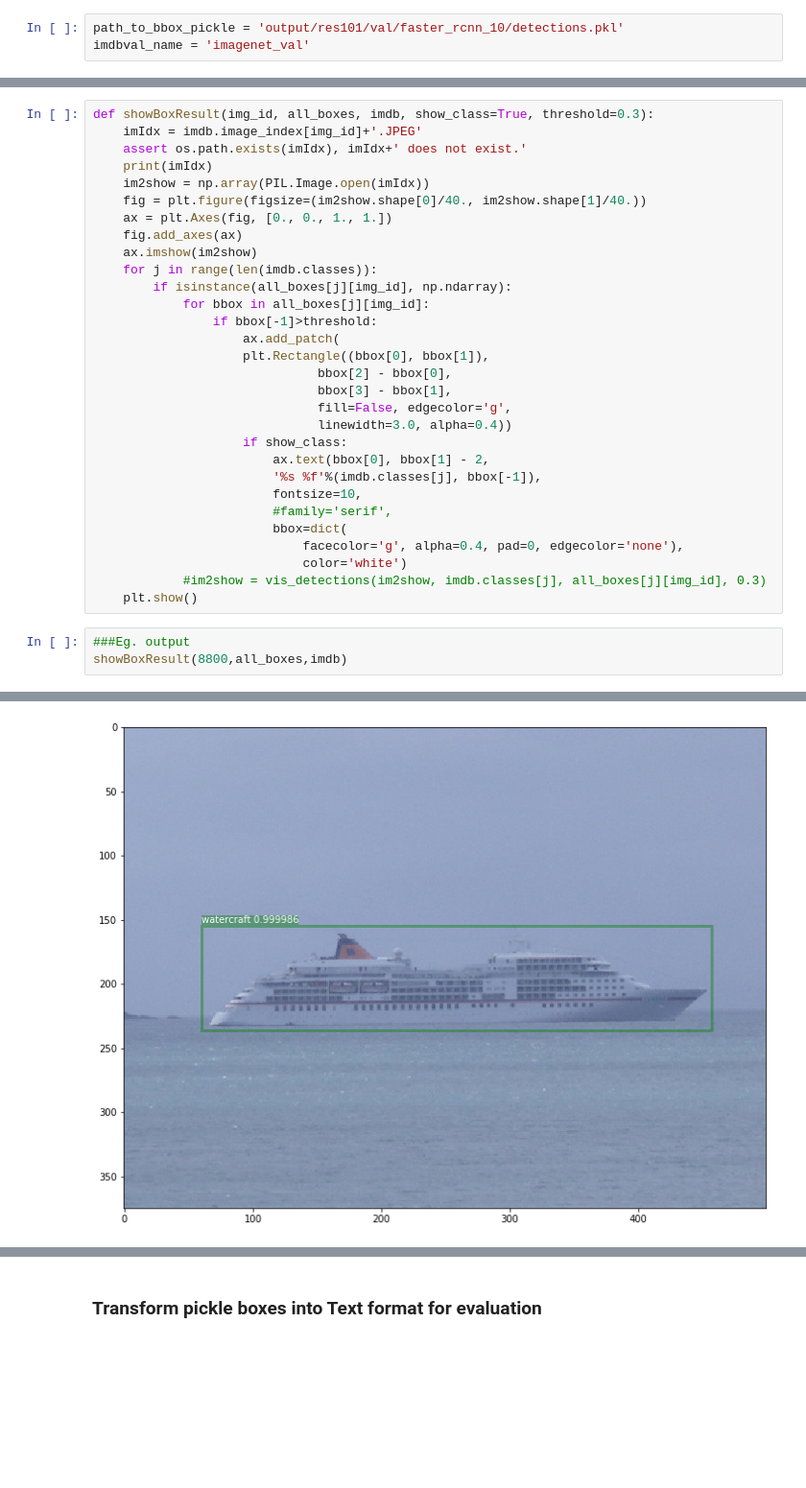
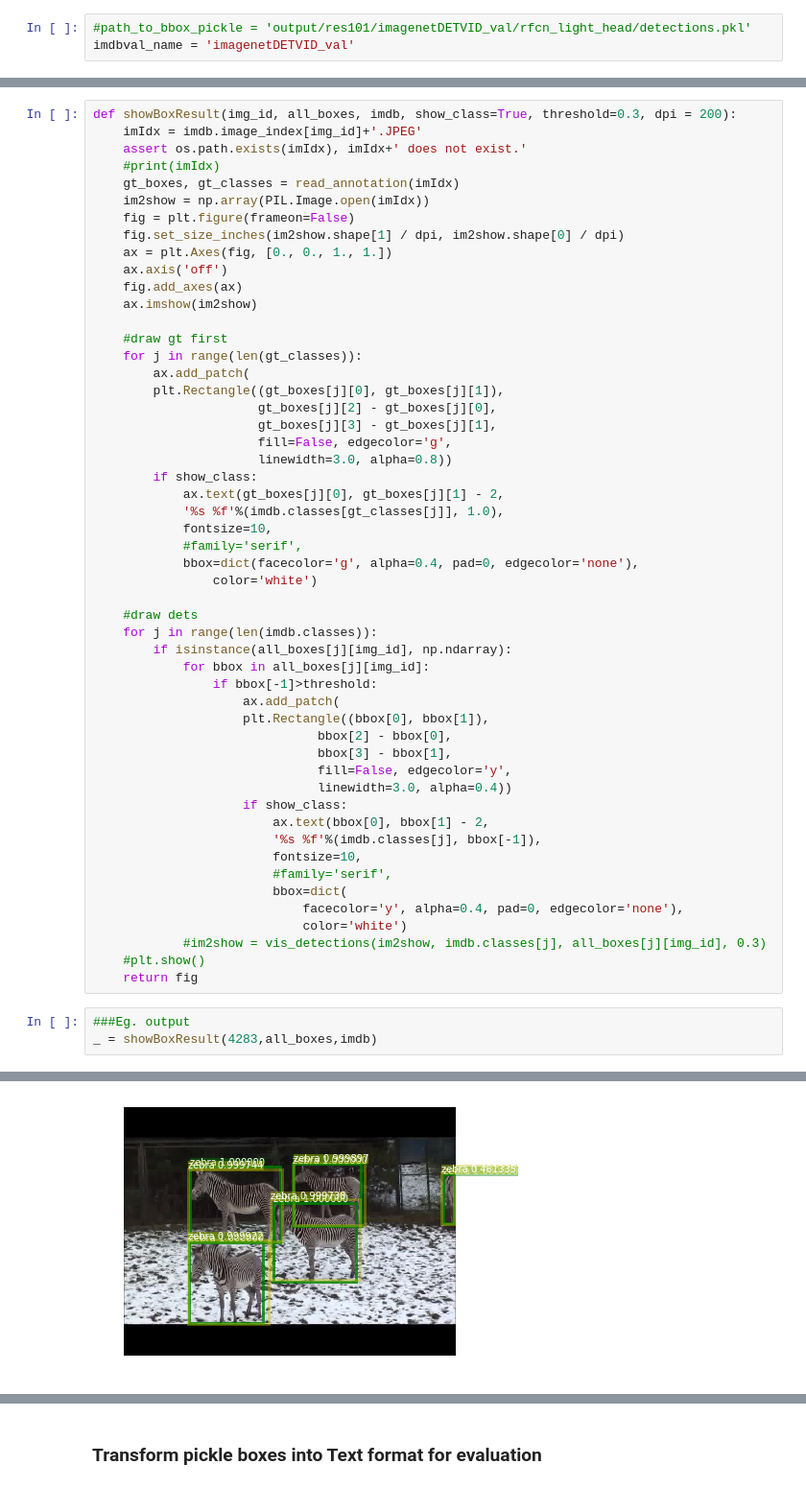
Before and after one commit to YeLyuUT/FastVOD, a Jupyter notebook: Examine DET result.ipynb, the cells around one changed output, grey strips where cells are left out. Shown at 96% size. Drawn from its saved outputs; the diff is of its cells as text; blank space fills up the shorter version.

```diff
--- a/Examine DET result.ipynb
+++ b/Examine DET result.ipynb
@@ -28,6 +33,6 @@ from model.utils.net_utils import save_net, load_net, vis_detections
 # %%
-path_to_bbox_pickle = 'output/res101/val/faster_rcnn_10/detections.pkl'
-imdbval_name = 'imagenet_val'
+#path_to_bbox_pickle = 'output/res101/imagenetDETVID_val/rfcn_light_head/detections.pkl'
+imdbval_name = 'imagenetDETVID_val'
 # %%
 cfg.TRAIN.USE_FLIPPED = False
 imdb, roidb, ratio_list, ratio_index = combined_roidb(imdbval_name, False)
@@ -52,13 +97,34 @@ assert len(all_boxes[0])==num_images, 'Number of images not equal.'
 # %%
-def showBoxResult(img_id, all_boxes, imdb, show_class=True, threshold=0.3):
+def showBoxResult(img_id, all_boxes, imdb, show_class=True, threshold=0.3, dpi = 200):
     imIdx = imdb.image_index[img_id]+'.JPEG'
     assert os.path.exists(imIdx), imIdx+' does not exist.'
-    print(imIdx)
+    #print(imIdx)
+    gt_boxes, gt_classes = read_annotation(imIdx)
     im2show = np.array(PIL.Image.open(imIdx))
-    fig = plt.figure(figsize=(im2show.shape[0]/40., im2show.shape[1]/40.))
+    fig = plt.figure(frameon=False)
+    fig.set_size_inches(im2show.shape[1] / dpi, im2show.shape[0] / dpi)
     ax = plt.Axes(fig, [0., 0., 1., 1.])
+    ax.axis('off')
     fig.add_axes(ax)
     ax.imshow(im2show)
+
+    #draw gt first
+    for j in range(len(gt_classes)):
+        ax.add_patch(
+        plt.Rectangle((gt_boxes[j][0], gt_boxes[j][1]),
+                      gt_boxes[j][2] - gt_boxes[j][0],
+                      gt_boxes[j][3] - gt_boxes[j][1],
+                      fill=False, edgecolor='g',
+                      linewidth=3.0, alpha=0.8))
+        if show_class:
+            ax.text(gt_boxes[j][0], gt_boxes[j][1] - 2,
+            '%s %f'%(imdb.classes[gt_classes[j]], 1.0),
+            fontsize=10,
+            #family='serif',
+            bbox=dict(facecolor='g', alpha=0.4, pad=0, edgecolor='none'),
+                color='white')
+
+    #draw dets
     for j in range(len(imdb.classes)):
         if isinstance(all_boxes[j][img_id], np.ndarray):
             for bbox in all_boxes[j][img_id]:
@@ -67,7 +133,7 @@ def showBoxResult(img_id, all_boxes, imdb, show_class=True, threshold=0.3):
                     plt.Rectangle((bbox[0], bbox[1]),
                               bbox[2] - bbox[0],
                               bbox[3] - bbox[1],
-                              fill=False, edgecolor='g',
+                              fill=False, edgecolor='y',
                               linewidth=3.0, alpha=0.4))
                     if show_class:
                         ax.text(bbox[0], bbox[1] - 2,
@@ -75,11 +141,12 @@ def showBoxResult(img_id, all_boxes, imdb, show_class=True, threshold=0.3):
                         fontsize=10,
                         #family='serif',
                         bbox=dict(
-                            facecolor='g', alpha=0.4, pad=0, edgecolor='none'),
+                            facecolor='y', alpha=0.4, pad=0, edgecolor='none'),
                             color='white')
             #im2show = vis_detections(im2show, imdb.classes[j], all_boxes[j][img_id], 0.3)
-    plt.show()
+    #plt.show()
+    return fig
 # %%
 ###Eg. output
-showBoxResult(8800,all_boxes,imdb)
+_ = showBoxResult(4283,all_boxes,imdb)
 # %% [output]
@@ -87 +153 @@ data/imagenet/ILSVRC/Data/DET/val/ILSVRC2012_val_00028233.JPEG
-[figure, old version]
+[figure, new version]
```
Also changed, not shown: parts of 41 cells of this notebook.
